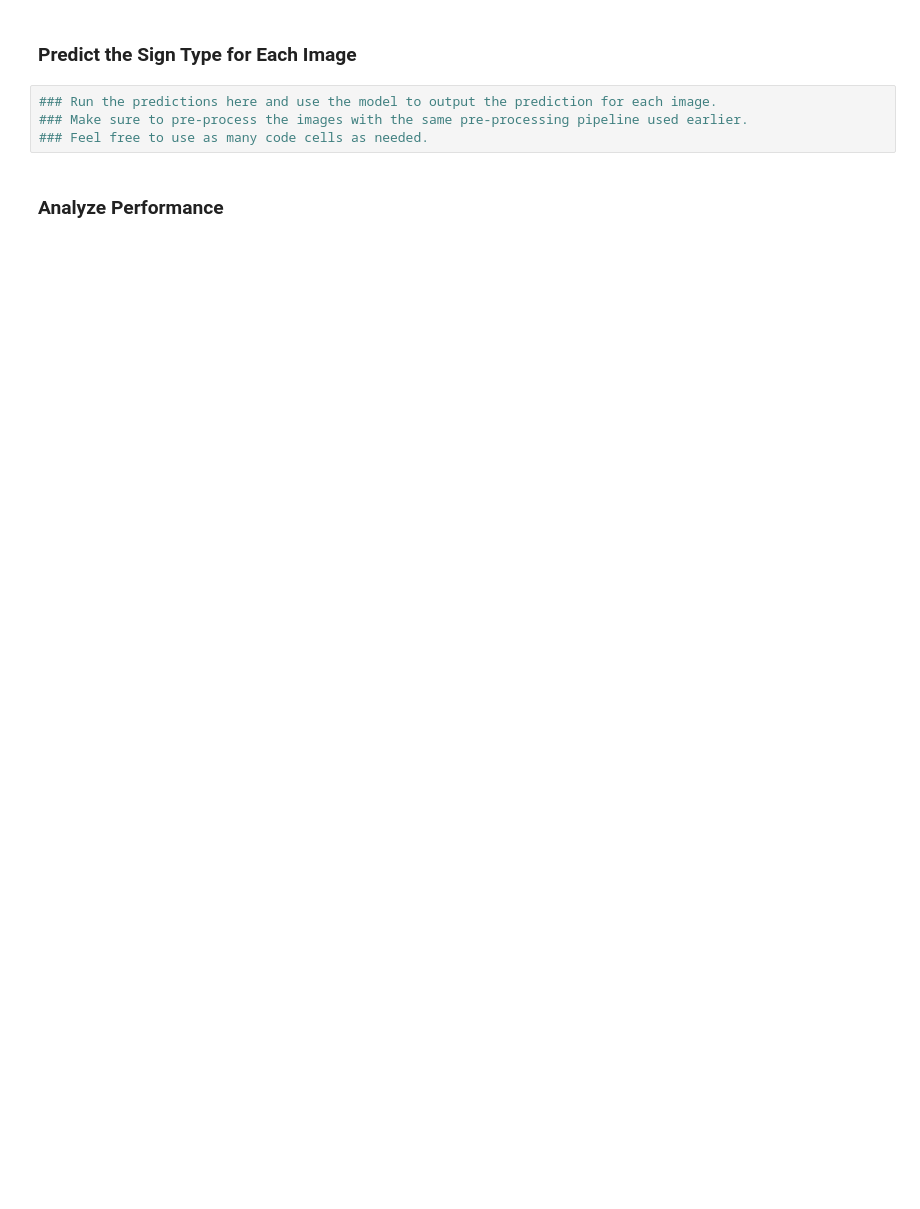
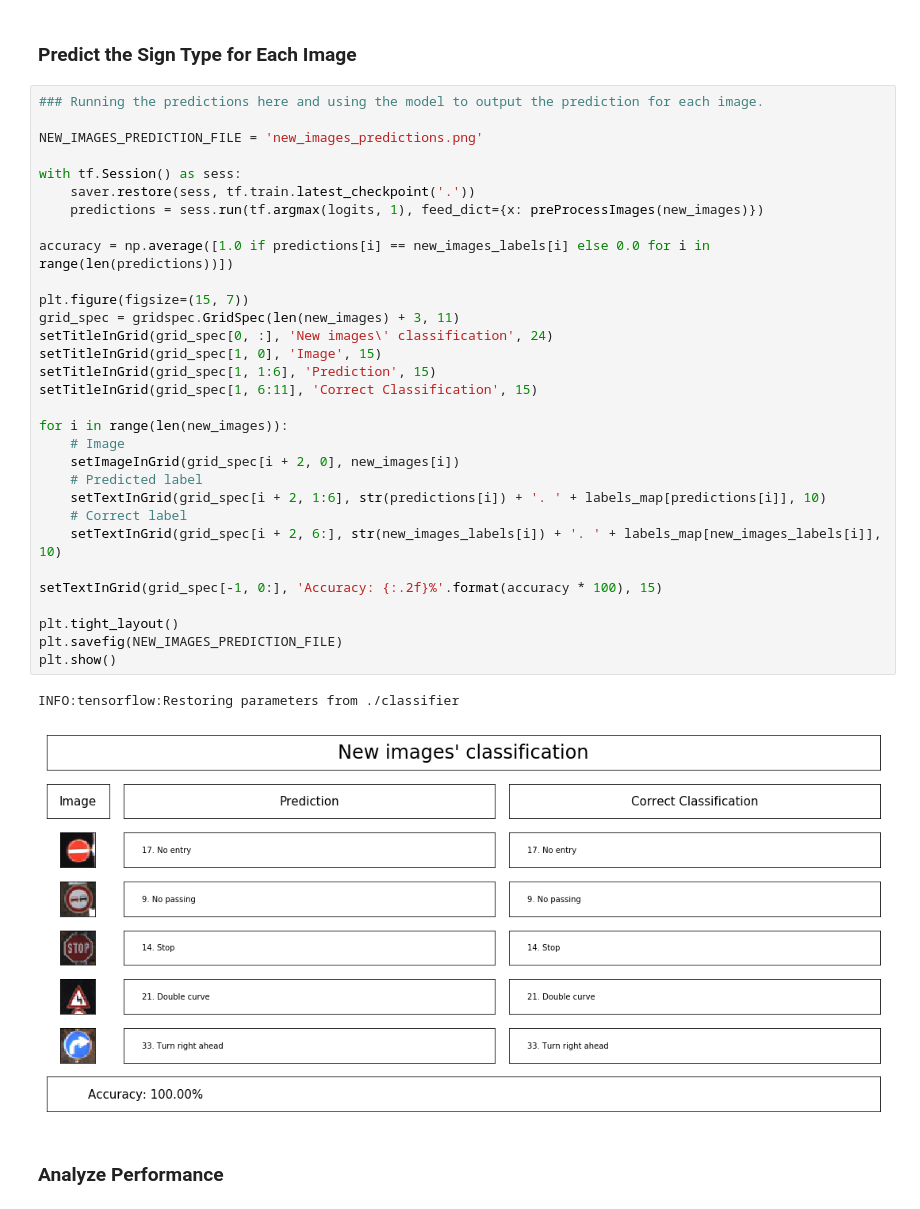
Before and after one commit to egar-garcia/CarND-Traffic-Sign-Classifier-Project, a Jupyter notebook: Traffic_Sign_Classifier.ipynb, the cells around one changed output. Saved outputs shown, nothing was run; the diff lists cells and outputs as text; blank space fills up the shorter version.

```diff
--- a/Traffic_Sign_Classifier.ipynb
+++ b/Traffic_Sign_Classifier.ipynb
@@ -602,9 +580,39 @@ You may find `signnames.csv` useful as it contains mappings from the class id (i
 # %% [markdown]
 ### Predict the Sign Type for Each Image
-# %%
-### Run the predictions here and use the model to output the prediction for each image.
-### Make sure to pre-process the images with the same pre-processing pipeline used earlier.
-### Feel free to use as many code cells as needed.
+# %%
+### Running the predictions here and using the model to output the prediction for each image.
+
+NEW_IMAGES_PREDICTION_FILE = 'new_images_predictions.png'
+
+with tf.Session() as sess:
+    saver.restore(sess, tf.train.latest_checkpoint('.'))
+    predictions = sess.run(tf.argmax(logits, 1), feed_dict={x: preProcessImages(new_images)})
+
+accuracy = np.average([1.0 if predictions[i] == new_images_labels[i] else 0.0 for i in range(len(predictions))])
+
+plt.figure(figsize=(15, 7))
+grid_spec = gridspec.GridSpec(len(new_images) + 3, 11)
+setTitleInGrid(grid_spec[0, :], 'New images\' classification', 24)
+setTitleInGrid(grid_spec[1, 0], 'Image', 15)
+setTitleInGrid(grid_spec[1, 1:6], 'Prediction', 15)
+setTitleInGrid(grid_spec[1, 6:11], 'Correct Classification', 15)
+
+for i in range(len(new_images)):
+    # Image
+    setImageInGrid(grid_spec[i + 2, 0], new_images[i])
+    # Predicted label
+    setTextInGrid(grid_spec[i + 2, 1:6], str(predictions[i]) + '. ' + labels_map[predictions[i]], 10)
+    # Correct label
+    setTextInGrid(grid_spec[i + 2, 6:], str(new_images_labels[i]) + '. ' + labels_map[new_images_labels[i]], 10)
+
+setTextInGrid(grid_spec[-1, 0:], 'Accuracy: {:.2f}%'.format(accuracy * 100), 15)
+
+plt.tight_layout()
+plt.savefig(NEW_IMAGES_PREDICTION_FILE)
+plt.show()
+# %% [output]
+INFO:tensorflow:Restoring parameters from ./classifier
+[figure, added]
 # %% [markdown]
 ### Analyze Performance
 # %%
```
Also changed, not shown: parts of 12 cells of this notebook, 8 other files.
